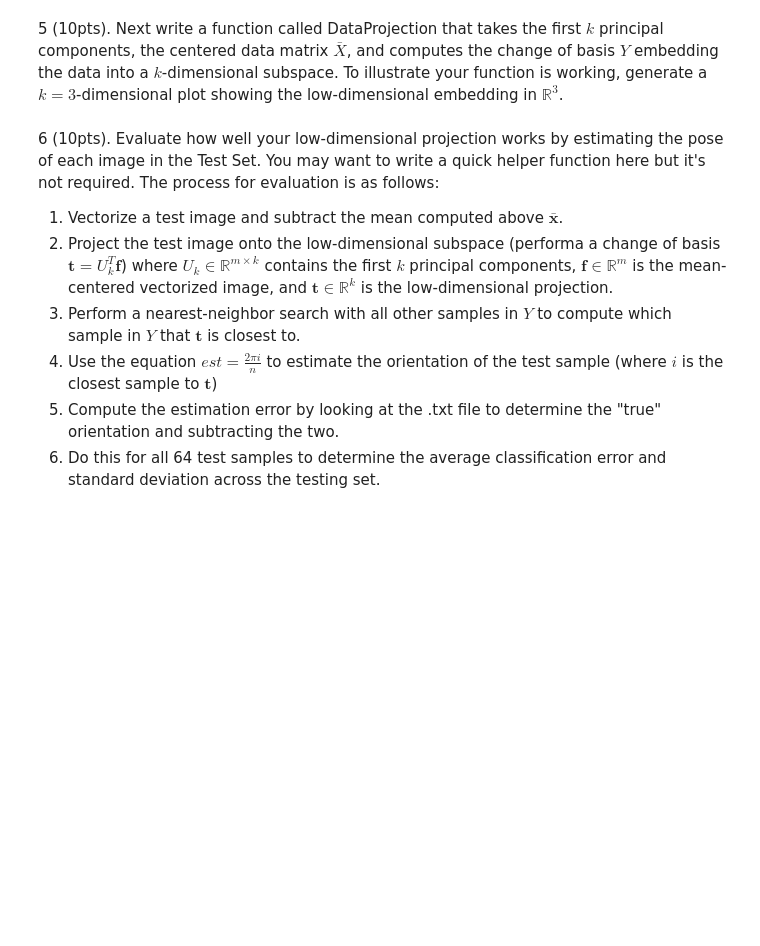
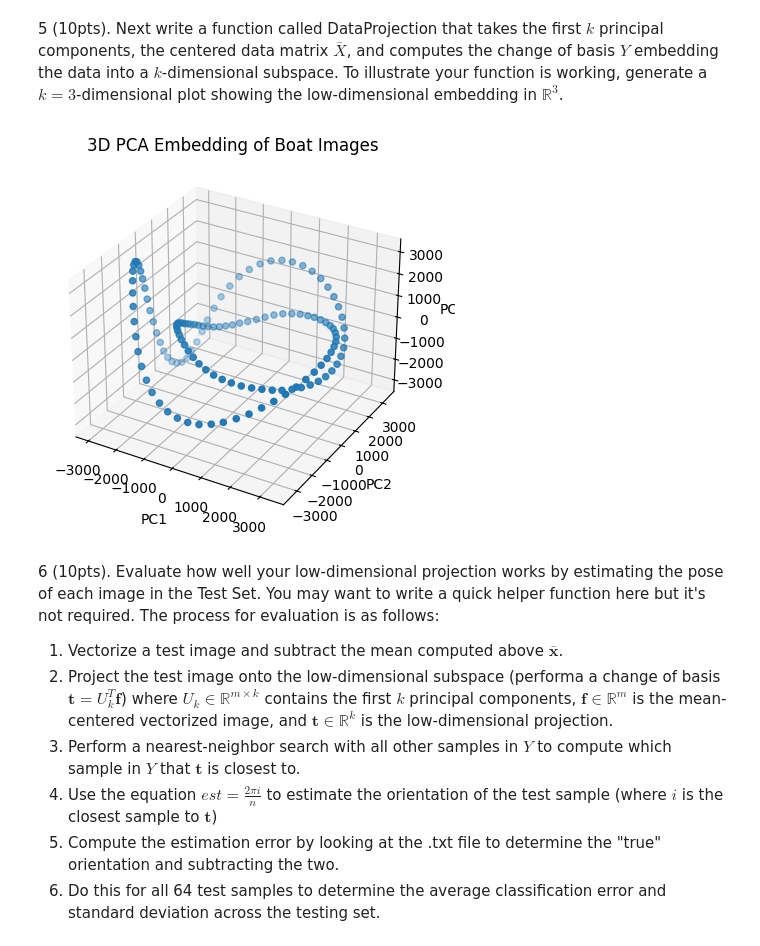
Before and after one commit to dyl80/Project3, a Jupyter notebook: Project3_2026.ipynb, the cells around one changed output. Cells and saved outputs as stored; diff of their text form; code cells hidden in the pictures; blank space fills up the shorter version.

```diff
--- a/Project3_2026.ipynb
+++ b/Project3_2026.ipynb
@@ -127,3 +117,46 @@ def DataProjection(barX,u_pca):
+# %%
+# Data Projection #
+def DataProjection(barX,u_pca):
+    T = u_pca.T
+    Y_embed = T @ barX
+
+
+    return Y_embed
+
+
+# Call the function, and plot a 3-dimensional embedding #
+# Step 1: Center data
+barX, meanX = CenterData(X)
+
+# Step 2: SVD
+U, S, VT = np.linalg.svd(barX, full_matrices=False)
+
+# Step 3: Take first 3 principal components
+k = 3
+u_pca = U[:, :k]
+
+# Step 4: Project data
+Y = DataProjection(barX, u_pca)
+
+# Extract coordinates
+x = Y[0, :]
+y = Y[1, :]
+z = Y[2, :]
+
+# Create 3D plot
+fig = plt.figure()
+ax = fig.add_subplot(projection='3d')
+
+ax.scatter(x, y, z)
+
+ax.set_xlabel("PC1")
+ax.set_ylabel("PC2")
+ax.set_zlabel("PC3")
+ax.set_title("3D PCA Embedding of Boat Images")
+
+plt.show()
+# %% [output]
+[figure, added]
 # %% [markdown]
 6 (10pts). Evaluate how well your low-dimensional projection works by estimating the pose of each image in the Test Set.  You may want to write a quick helper function here but it's not required.  The process for evaluation is as follows:
 
```
Also changed, not shown: parts of 5 cells of this notebook.
